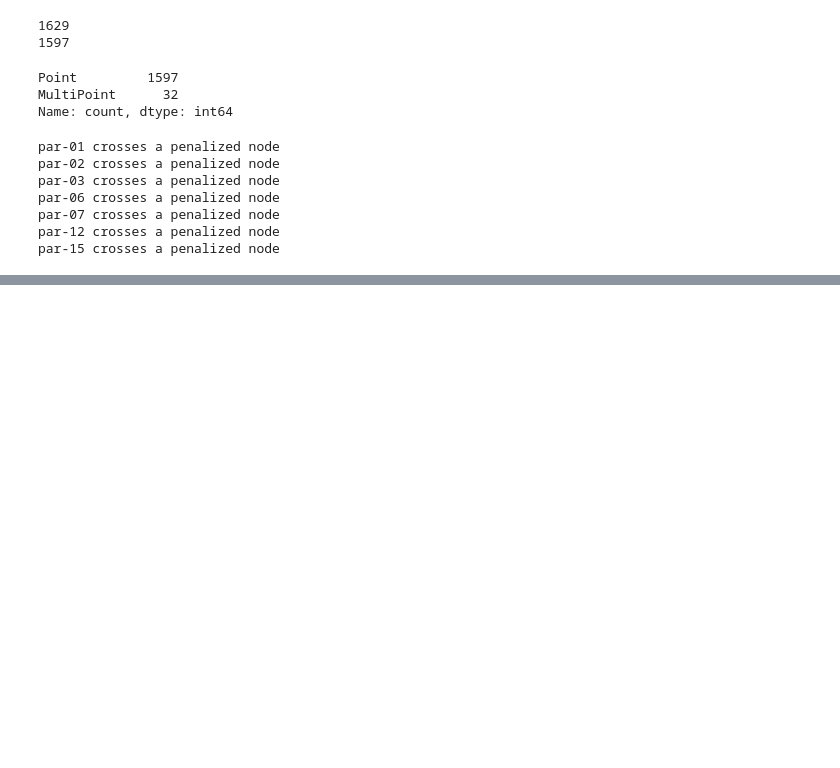
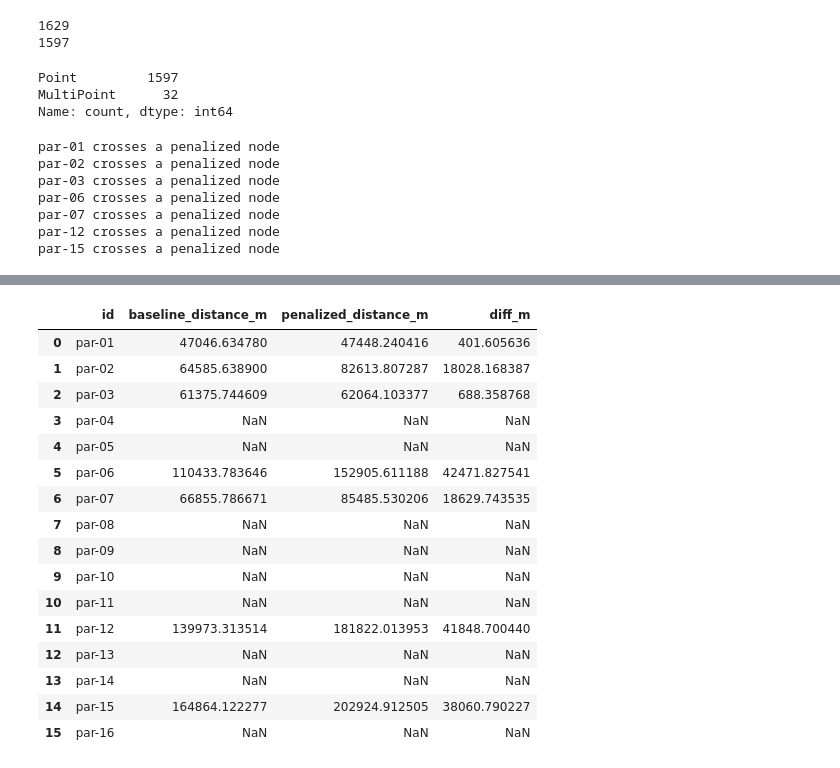
Before and after one commit to sofiasarak/amazoniahack26, a Jupyter notebook: avoid_rivers_func.ipynb, the cells around one changed output, grey strips where cells are left out. Drawn from its saved outputs; the diff is of its cells as text; code cells hidden in the pictures; blank space fills up the shorter version.

Commit message:
Got the river weighting to work

```diff
--- a/avoid_rivers_func.ipynb
+++ b/avoid_rivers_func.ipynb
@@ -228,0 +262,9 @@ results_df
+# %%
+row = test_pairs[test_pairs.id == 'par-01'].iloc[0]
+source, source_dist = snap(row.origin)
+target, target_dist = snap(row.dest)
+
+path = nx.shortest_path(G, source=source, target=target, weight='weight')
+node = (-47.093683, -3.467055)
+idx = path.index(node)
+print(path[idx-1], node, path[idx+1])
@@ -228,0 +278,4 @@ results_df
+# %%
+sample_node = overlap[0]  # or paste the actual tuple printed above
+neighbor = list(G.neighbors(sample_node))[0]
+print(G[sample_node][neighbor]['weight'], G[sample_node][neighbor]['base_weight'])
@@ -228,0 +284,4 @@ results_df
+# %%
+path = results_df[results_df.id == 'par-15']['path'].iloc[0]  # the id from your overlap check
+idx = path.index(sample_node)
+print(path[idx-1] if idx > 0 else None, sample_node, path[idx+1] if idx < len(path)-1 else None)
@@ -298,0 +363,62 @@ print(G[sample_node][neighbor]['weight'])
+# %%
+# --- BASELINE: no penalties ---
+G_base = nx.Graph()
+for _, row in osm_roads_f.iterrows():
+    coords = list(row.geometry.coords)
+    for i in range(len(coords) - 1):
+        u, v = coords[i], coords[i+1]
+        G_base.add_edge(u, v, weight=haversine(u, v), **row.drop("geometry").to_dict())
+
+nodes_base = list(G_base.nodes())
+tree_base = KDTree(nodes_base)
+def snap_base(point):
+    dist, idx = tree_base.query(point)
+    return nodes_base[idx], dist
+
+baseline_results = []
+for _, row in test_pairs.iterrows():
+    source, _ = snap_base(row.origin)
+    target, _ = snap_base(row.dest)
+    try:
+        length = nx.shortest_path_length(G_base, source=source, target=target, weight='weight')
+    except nx.NetworkXNoPath:
+        length = None
+    baseline_results.append({'id': row.id, 'baseline_distance_m': length})
+
+baseline_df = pd.DataFrame(baseline_results)
+
+# --- PENALIZED: G with river penalties already applied ---
+penalized_results = []
+for _, row in test_pairs.iterrows():
+    source, _ = snap(row.origin)
+    target, _ = snap(row.dest)
+    try:
+        length = nx.shortest_path_length(G, source=source, target=target, weight='weight')
+    except nx.NetworkXNoPath:
+        length = None
+    penalized_results.append({'id': row.id, 'penalized_distance_m': length})
+
+penalized_df = pd.DataFrame(penalized_results)
+
+# --- COMPARE ---
+comparison = baseline_df.merge(penalized_df, on='id')
+comparison['diff_m'] = comparison['penalized_distance_m'] - comparison['baseline_distance_m']
+comparison
+# %% [output]
+|  | id | baseline_distance_m | penalized_distance_m | diff_m |
+| 0 | par-01 | 47046.634780 | 47448.240416 | 401.605636 |
+| 1 | par-02 | 64585.638900 | 82613.807287 | 18028.168387 |
+| 2 | par-03 | 61375.744609 | 62064.103377 | 688.358768 |
+| 3 | par-04 | NaN | NaN | NaN |
+| 4 | par-05 | NaN | NaN | NaN |
+| 5 | par-06 | 110433.783646 | 152905.611188 | 42471.827541 |
+| 6 | par-07 | 66855.786671 | 85485.530206 | 18629.743535 |
+| 7 | par-08 | NaN | NaN | NaN |
+| 8 | par-09 | NaN | NaN | NaN |
+| 9 | par-10 | NaN | NaN | NaN |
+| 10 | par-11 | NaN | NaN | NaN |
+| 11 | par-12 | 139973.313514 | 181822.013953 | 41848.700440 |
+| 12 | par-13 | NaN | NaN | NaN |
+| 13 | par-14 | NaN | NaN | NaN |
+| 14 | par-15 | 164864.122277 | 202924.912505 | 38060.790227 |
+| 15 | par-16 | NaN | NaN | NaN |
```
Also changed, not shown: parts of 10 cells of this notebook.
